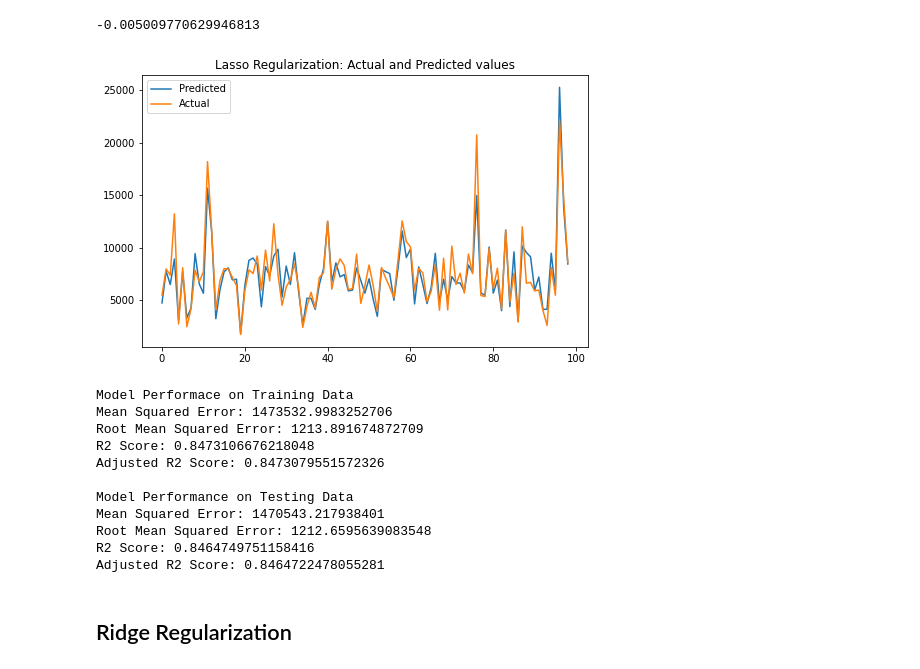
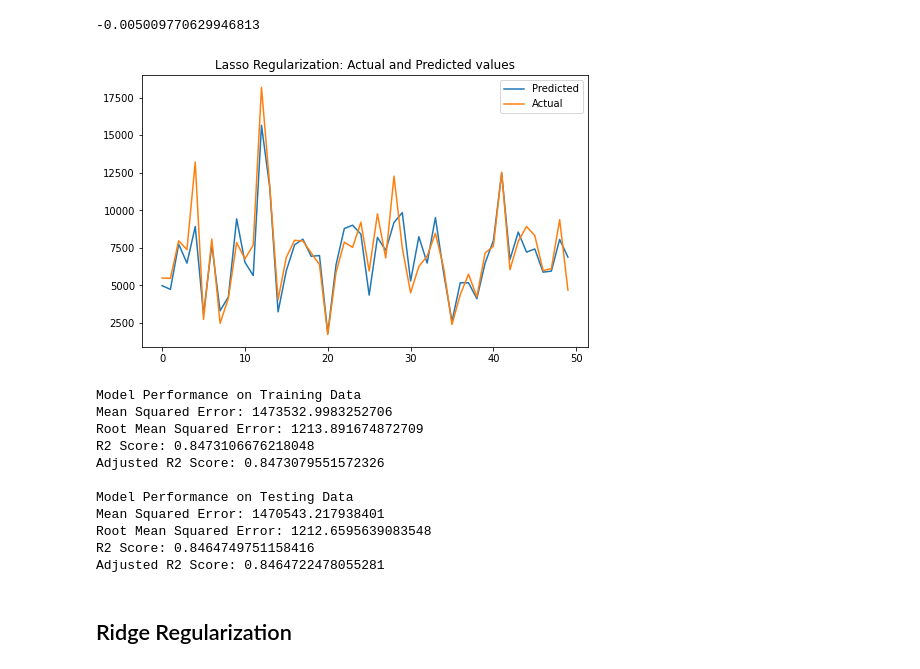
Before and after one commit to nihalhabeeb/Retail-Sales-Prediction, a Jupyter notebook: Retail_Sales_Prediction_Capstone_Project.ipynb, the cells around one changed output. Saved outputs shown, nothing was run; the diff lists cells and outputs as text; code cells hidden in the pictures.

```diff
--- a/Retail_Sales_Prediction_Capstone_Project.ipynb
+++ b/Retail_Sales_Prediction_Capstone_Project.ipynb
@@ -734,13 +795,13 @@ y_train_pred_lasso = lasso_regression.predict(X_train)
 # %%
 # comparing predicted and actual values
 plt.figure(figsize=(8,5))
-plt.plot(10**(y_pred_lasso[1:100]))
-plt.plot(np.array(10**(y_test[1:100])))
+plt.plot(10**(y_pred_lasso[0:50]))
+plt.plot(np.array(10**(y_test[0:50])))
 plt.legend(["Predicted","Actual"])
 plt.title("Lasso Regularization: Actual and Predicted values")
 plt.show()
 # %% [output]
-[figure, old version]
+[figure, new version]
 # %%
 # mean squared error of model on training dataset
 # comparison between actual sales and predicted sales
@@ -763,7 +824,7 @@ r2_score_test_lasso = r2_score(10**(y_test), 10**(y_pred_lasso))
 adjusted_r2_train_lasso = 1 - ((1 - r2_score_train_lasso)*(N - 1))/(N - p - 1)
 adjusted_r2_test_lasso = 1 - ((1 - r2_score_test_lasso)*(N - 1))/(N - p - 1)
 # %%
-print('Model Performace on Training Data')
+print('Model Performance on Training Data')
 print('Mean Squared Error:',ms_train_lasso)
 print('Root Mean Squared Error:',rms_train_lasso)
 print('R2 Score:', r2_score_train_lasso)
@@ -774,7 +835,7 @@ print('Root Mean Squared Error:',rms_test_lasso)
 print('R2 Score:', r2_score_test_lasso)
 print('Adjusted R2 Score:', adjusted_r2_test_lasso)
 # %% [output]
-Model Performace on Training Data
+Model Performance on Training Data
 Mean Squared Error: 1473532.9983252706
 Root Mean Squared Error: 1213.891674872709
 R2 Score: 0.8473106676218048
```
Also changed, not shown: parts of 29 cells of this notebook.
